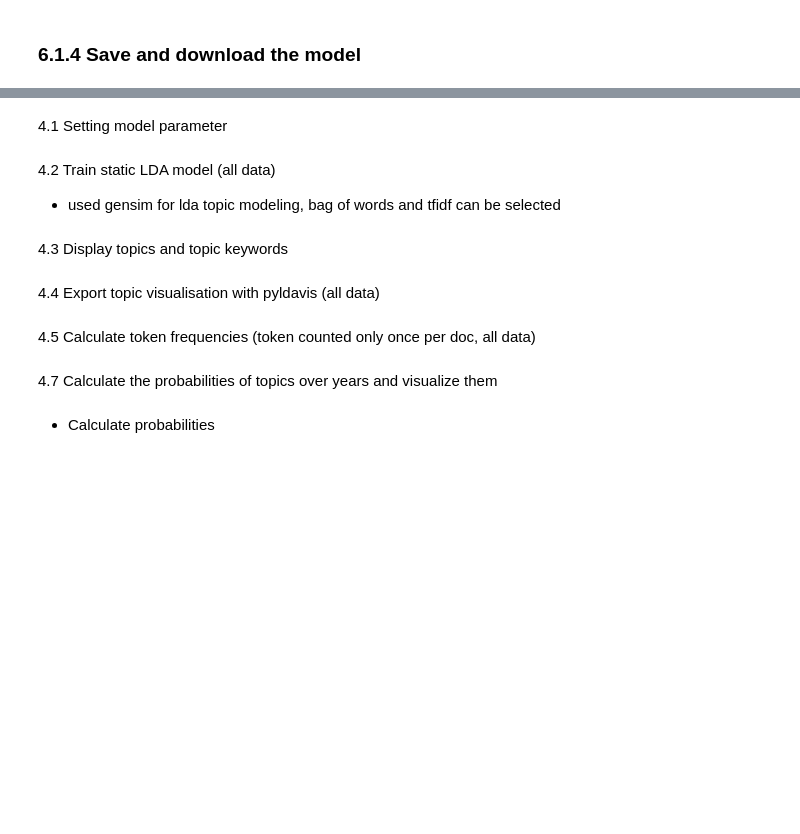
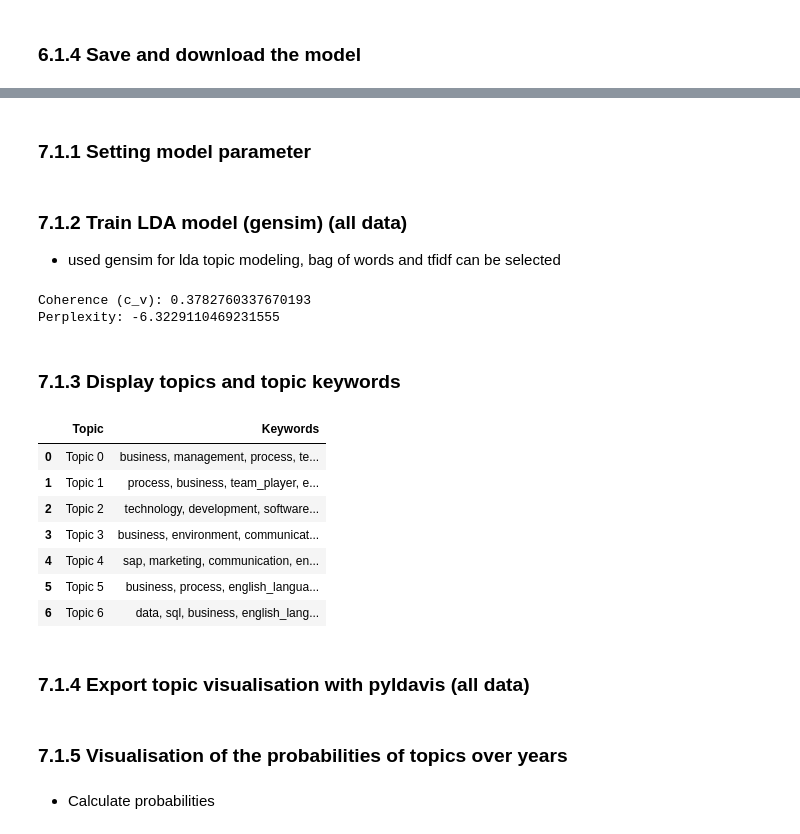
Before and after one commit to schmcklr/skill_extractor, a Jupyter notebook: (III)_text_preprocessing_and_analysis.ipynb, the cells around one changed output, grey strips where cells are left out. Cells and saved outputs as stored; diff of their text form; code cells hidden in the pictures; blank space fills up the shorter version.

```diff
--- a/(III)_text_preprocessing_and_analysis.ipynb
+++ b/(III)_text_preprocessing_and_analysis.ipynb
@@ -1698,4 +1720,10 @@ def plot_topic_distribution(selected_topics):
 
 # Linking the multi-select list to the plot function
 interact(plot_topic_distribution, selected_topics=topic_multiselect)
+
+# Output the top words for each topic
+for k, topic_words in enumerate(top_words_by_topic):
+    print("== Topic #{} ==".format(k))
+    print(', '.join(topic_words))
+    print()
 # %% [output]
@@ -1926,13 +1870,23 @@ print(len(docs_by_year))
 # %% [markdown]
-4.1 Setting model parameter
+### 7.1.1 Setting model parameter
 # %%
 import numpy as np
 # Set additional training parameters for gensim
 chunksize = 5000 # Sets the number of documents used in each chunk during training to avoid memory issues
 passes = 20 # Sets the number of training passes to improve the model accuracy
 iterations = 400 # Sets the maximum number of iterations during the inference process for each document, which determines the accuracy of the model
+
+# Set training parameters
+num_topics = num_topics # Specifies the number of topics to be extracted from the corpus
+
+# Number of keywords per topic to display
+num_keywords = num_keywords
+
+# Setting the seed to ensure the reproducibility of the results
+seed = seed
+np.random.seed(seed)
 # %% [markdown]
-4.2 Train static LDA model (all data)
+### 7.1.2 Train LDA model (gensim) (all data)
 
 
 *   used gensim for lda topic modeling, bag of words and tfidf can be selected
@@ -1942,12 +1896,13 @@ from gensim.models import LdaModel
 from gensim import corpora, models
 from gensim.corpora import Dictionary
 from gensim.models import TfidfModel
+from gensim.models.coherencemodel import CoherenceModel
 
 # Create dictionary representation of the documents
 dictionary = Dictionary(filtered_docs_all)
 
 # Remove words that appear in fewer than 10 documents or in more than 80% of the documents (deactivated by default)
-#dictionary.filter_extremes(no_below=10, no_above=0.8)
+dictionary.filter_extremes(no_below=10, no_above=0.8)
 
 # Option #1: Bag-of-words representation of the documents
 corpus = [dictionary.doc2bow(doc) for doc in filtered_docs_all]
@@ -1961,7 +1916,7 @@ temp = dictionary[0]  # Used only to "load" the dictionary
 id2word = dictionary.id2token
 
 # Lda model
-model = LdaModel(
+gensim_lda_model = LdaModel(
     corpus=corpus,
     id2word=id2word,
     chunksize=chunksize,
@@ -1974,45 +1929,56 @@ model = LdaModel(
 )
 
 # Calculation of Coherence
-from gensim.models.coherencemodel import CoherenceModel
-coherence_model_lda = CoherenceModel(model=model, texts=filtered_docs_all,dictionary=dictionary, coherence='c_v')
+coherence_model_lda = CoherenceModel(model=gensim_lda_model, texts=filtered_docs_all,dictionary=dictionary, coherence='c_v')
 coherence_lda = coherence_model_lda.get_coherence()
 print('Coherence (c_v):', coherence_lda)
 
 # Calculation of Perplexity
-perplexity_lda = model.log_perplexity(corpus)
+perplexity_lda = gensim_lda_model.log_perplexity(corpus)
 print('Perplexity:', perplexity_lda)
+# %% [output]
+Coherence (c_v): 0.3782760337670193
+Perplexity: -6.3229110469231555
 # %% [markdown]
-4.3 Display topics and topic keywords
+### 7.1.3 Display topics and topic keywords
 # %%
 import pandas as pd
 from IPython.display import display, HTML
 
 # Extract the top keywords for each topic
-topics = model.show_topics(num_topics=num_topics, num_words=num_keywords, formatted=False)
+topics = gensim_lda_model.show_topics(num_topics=num_topics, num_words=num_keywords, formatted=False)
 
 # Create a table with the topics and keywords
 table_data = []
 for topic_id, topic_words in topics:
     keywords = [word for word, _ in topic_words]
     table_data.append([f"Topic {topic_id}", ", ".join(keywords)])
 
 # Sort the table by topic index
 table_data.sort(key=lambda x: int(x[0].split()[1]))
 
 # Create the dataframex
 df = pd.DataFrame(table_data, columns=["Topic", "Keywords"])
 
 # Set the width of the "Keywords" column
 pd.set_option("display.max_colwidth", 250)
 
 # Display table
 display(df)
 
 # Print topics with probabilities
 #for idx, topic in model.print_topics(-1):
     #print(f'Topic: {idx} \nWords: {topic}\n')
+# %% [output]
+|  | Topic | Keywords |
+| 0 | Topic 0 | business, management, process, te... |
+| 1 | Topic 1 | process, business, team_player, e... |
+| 2 | Topic 2 | technology, development, software... |
+| 3 | Topic 3 | business, environment, communicat... |
+| 4 | Topic 4 | sap, marketing, communication, en... |
+| 5 | Topic 5 | business, process, english_langua... |
+| 6 | Topic 6 | data, sql, business, english_lang... |
 # %% [markdown]
-4.4 Export topic visualisation with pyldavis (all data)
+### 7.1.4 Export topic visualisation with pyldavis (all data)
 # %%
 # Visualization of topics
@@ -2020,2 +1985,0 @@ visualization_with_vis(model, corpus, dictionary,'overall')
-# %% [markdown]
-4.5 Calculate token frequencies (token counted only once per doc, all data)
@@ -2044,5 +1986,5 @@ sorted_tokens = sorted(token_frequencies.items(), key=lambda x: x[1], reverse=Tr
 # %% [markdown]
-4.7 Calculate the probabilities of topics over years and visualize them
+### 7.1.5 Visualisation of the probabilities of topics over years
 # %% [markdown]
 
 
```
Also changed, not shown: parts of 102 cells of this notebook.
